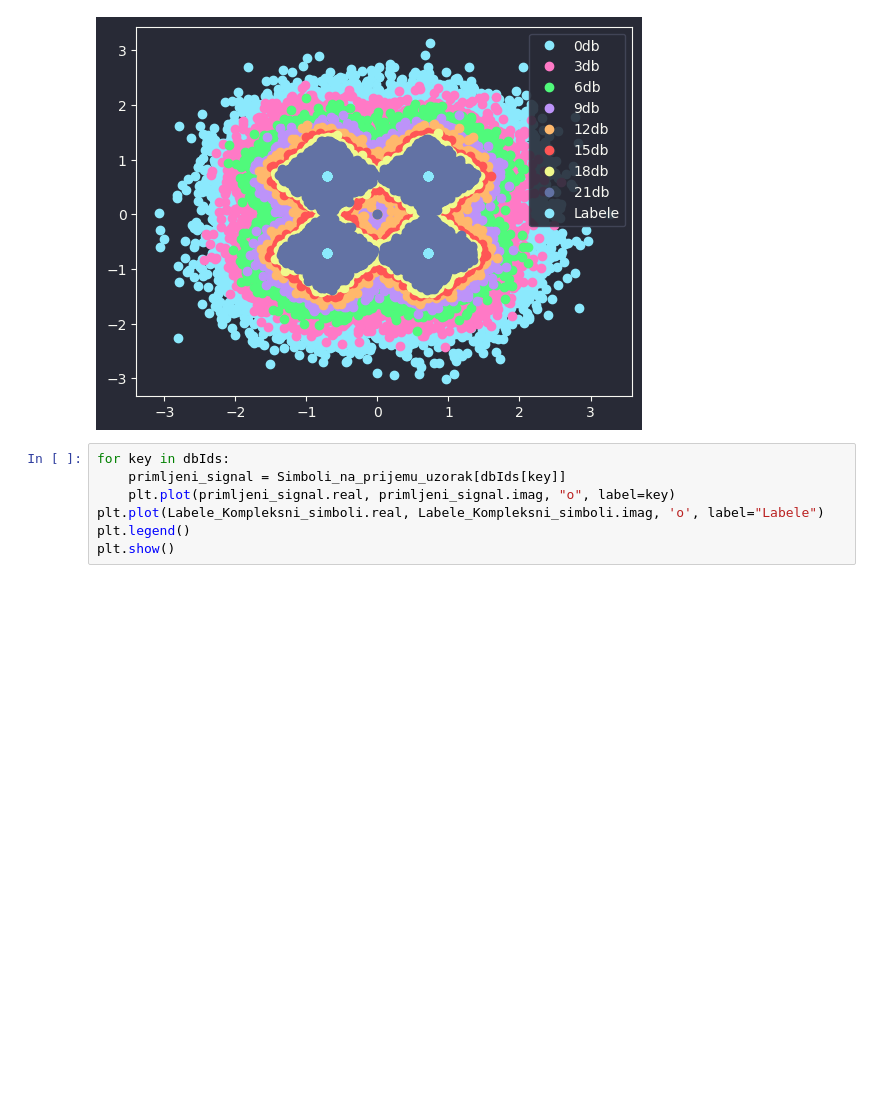
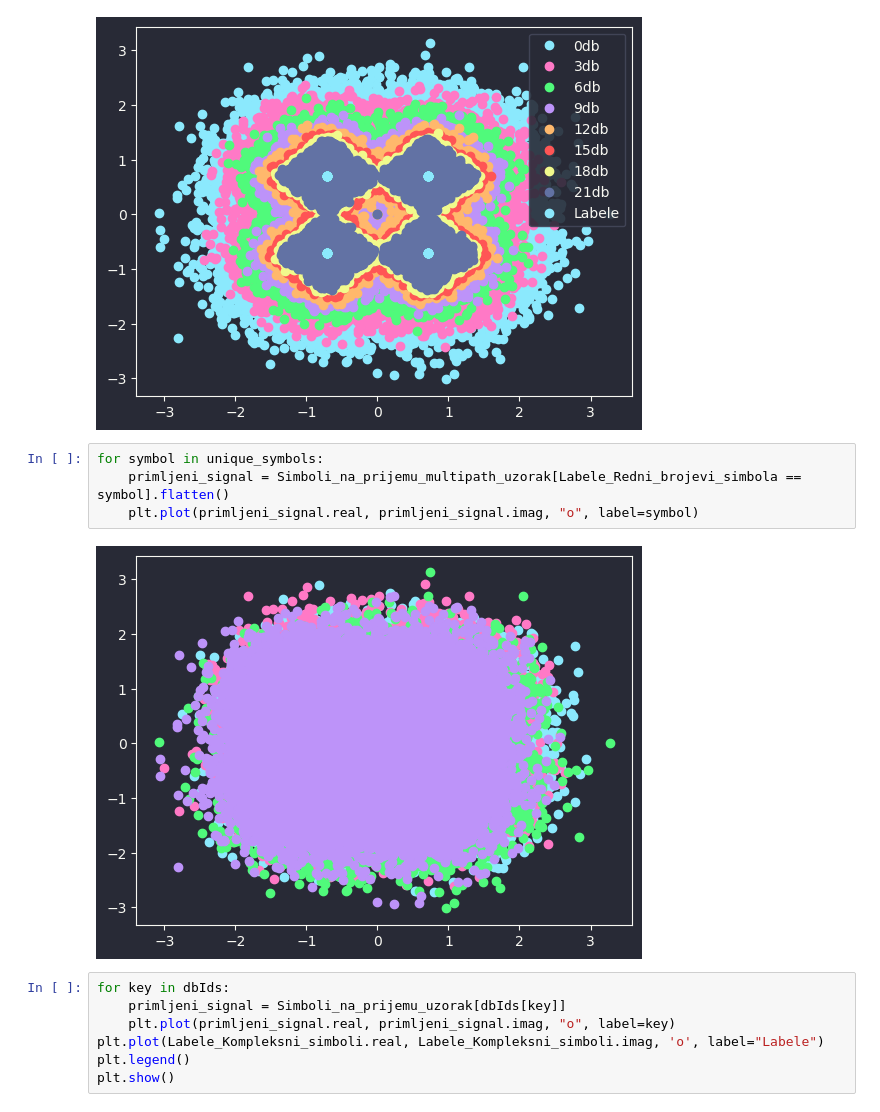
Before and after one commit to MatejaStojkovic/OTE_ETF_2023_project, a Jupyter notebook: src/notebook.ipynb, the cells around one changed output. Drawn from its saved outputs; the diff is of its cells as text; blank space fills up the shorter version.

```diff
--- a/src/notebook.ipynb
+++ b/src/notebook.ipynb
@@ -97,6 +110,12 @@ plt.legend()
 plt.show()
 # %% [output]
 [figure]
+# %%
+for symbol in unique_symbols:
+    primljeni_signal = Simboli_na_prijemu_multipath_uzorak[Labele_Redni_brojevi_simbola == symbol].flatten()
+    plt.plot(primljeni_signal.real, primljeni_signal.imag, "o", label=symbol)
+# %% [output]
+[figure, added]
 # %%
 for key in dbIds:
     primljeni_signal = Simboli_na_prijemu_uzorak[dbIds[key]]
```
Also changed, not shown: parts of 4 cells of this notebook, 15 other files.
